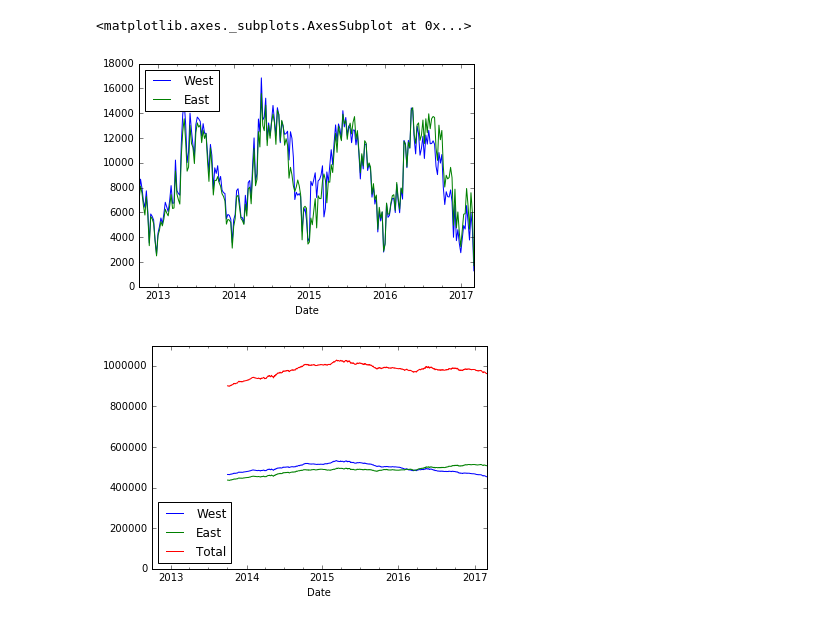
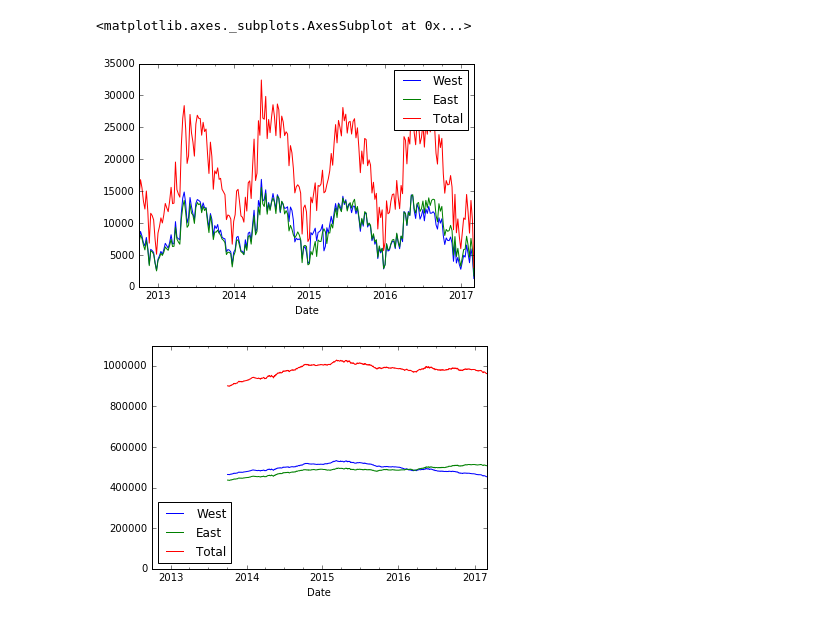
Before and after one commit to Ankams/JupyterWF, a Jupyter notebook: JupyterWF.ipynb, the cells around one changed output. Drawn from its saved outputs; the diff is of its cells as text; code cells hidden in the pictures.

```diff
--- a/JupyterWF.ipynb
+++ b/JupyterWF.ipynb
@@ -1,10 +1,26 @@
-# %%
-import pandas as pd
-data=pd.read_csv('Fremont.csv',index_col='Date',parse_dates=True)
-%matplotlib inline
-data.columns=['West','East']
-data.resample('W').sum().plot()
-# %% [output]
-<matplotlib.axes._subplots.AxesSubplot at 0x...>
-[figure, removed]
+# %%
+%matplotlib inline
+
+import os
+import pandas as pd
+from urllib.request import urlretrieve
+
+URL='https://data.seattle.gov/api/views/65db-xm6k/rows.csv?accessType=DOWNLOAD'
+
+def get_fremont_data(filename='Fremont.csv',url=URL,force_download=False):
+    if force_download or not os.path.exists(filename):
+        urlretrieve(url,filename)
+    data=pd.read_csv('Fremont.csv',index_col='Date',parse_dates=True)
+    data.columns=['West','East']
+    data['Total'] = data['West'] + data['East']
+
+    return data
+
+data =get_fremont_data()
+
+
+data.resample('W').sum().plot()
+# %% [output]
+<matplotlib.axes._subplots.AxesSubplot at 0x...>
+[figure, added]
 # %%
```
Also changed, not shown: parts of 1 cell of this notebook.
